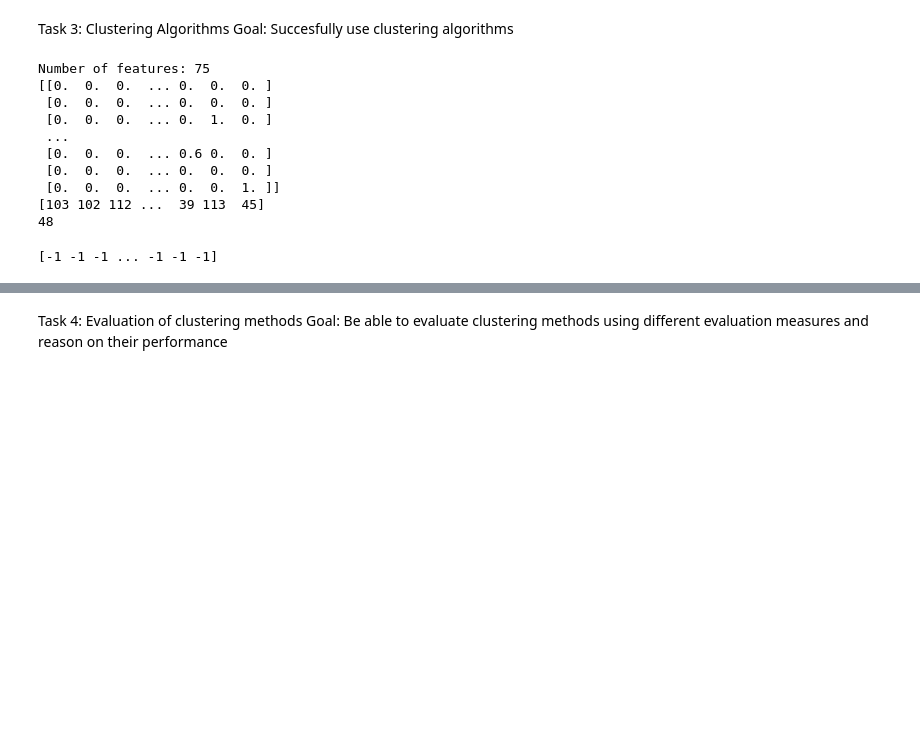
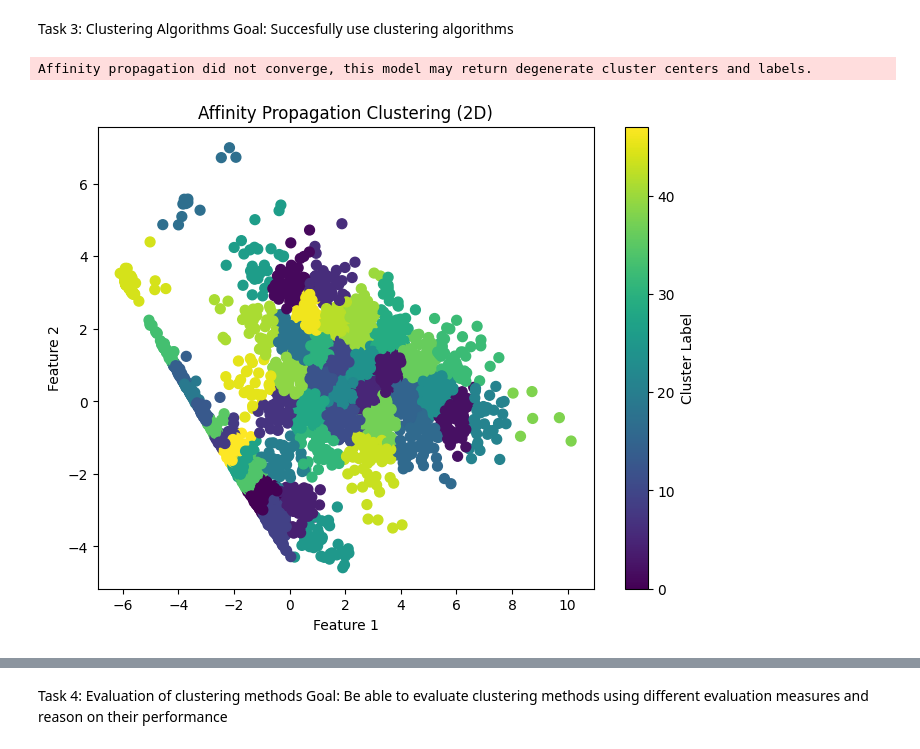
Before and after one commit to GijsKUU/DA2, a Jupyter notebook: DA2notebook.ipynb, the cells around one changed output, grey strips where cells are left out. Cells and saved outputs as stored; diff of their text form; code cells hidden in the pictures; blank space fills up the shorter version.

Commit message:
Visualisaties 3 en 5

```diff
--- a/DA2notebook.ipynb
+++ b/DA2notebook.ipynb
@@ -285,7 +285,7 @@ plt.show()
 
 
 #Take a random sample from the dataset which can be used for complexer models which do not scale well
-df_sample = df.sample(frac = 0.35)
+df_sample = pca_df.sample(frac = 0.35)
 # %% [output]
 There are no missing values in the dataset
 Index(['Month_Aug', 'Month_Dec', 'Month_Feb', 'Month_Jul', 'Month_June',
@@ -308,35 +308,3 @@ Index(['Month_Aug', 'Month_Dec', 'Month_Feb', 'Month_Jul', 'Month_June',
 # %% [markdown]
 Task 3: Clustering Algorithms
 Goal: Succesfully use clustering algorithms
-# %%
-# Affinity Propagation, different blocks to test each clustering algorithm separately
-affinity_propagation = AffinityPropagation(random_state=27)
-num_features = df_sample.shape[1]
-print(f"Number of features: {num_features}")
-
-affinity_propagation.fit(df_sample)
-
-affinity_labels = affinity_propagation.labels_
-
-# Affinity Propagation information
-print(affinity_propagation.cluster_centers_)
-print(affinity_labels)
-print(affinity_propagation.n_iter_)
-# %% [output]
-Number of features: 75
-[[0.  0.  0.  ... 0.  0.  0. ]
- [0.  0.  0.  ... 0.  0.  0. ]
- [0.  0.  0.  ... 0.  1.  0. ]
- ...
- [0.  0.  0.  ... 0.6 0.  0. ]
- [0.  0.  0.  ... 0.  0.  0. ]
- [0.  0.  0.  ... 0.  0.  1. ]]
-[103 102 112 ...  39 113  45]
-48
-# %%
-#DBSCAN, different blocks to test each clustering algorithm separately
-dbscan = DBSCAN(eps=0.75, min_samples=10)
-dbscan.fit(df)
-dbscan_labels = dbscan.labels_
-# %% [output]
-[-1 -1 -1 ... -1 -1 -1]
@@ -347,0 +311,23 @@ birch_labels = birch.labels_
+# %%
+# Affinity Propagation, different blocks to test each clustering algorithm separately
+affinity_propagation = AffinityPropagation(damping=0.9, max_iter=50, convergence_iter=50)
+affinity_propagation.fit(df_sample)
+affinity_labels = affinity_propagation.labels_
+
+# Create a scatter plot of the clusters
+plt.figure(figsize=(8, 6))
+
+# Scatter plot colored by cluster label
+plt.scatter(df_sample.iloc[:, 0], df_sample.iloc[:, 1], c=affinity_labels, cmap='viridis', s=50)
+
+# Add plot title and labels
+plt.title("Affinity Propagation Clustering (2D)")
+plt.xlabel("Feature 1")
+plt.ylabel("Feature 2")
+plt.colorbar(label="Cluster Label")
+
+# Show the plot
+plt.show()
+# %% [output]
+Affinity propagation did not converge, this model may return degenerate cluster centers and labels.
+[figure, added]
```
Also changed, not shown: parts of 10 cells of this notebook.
